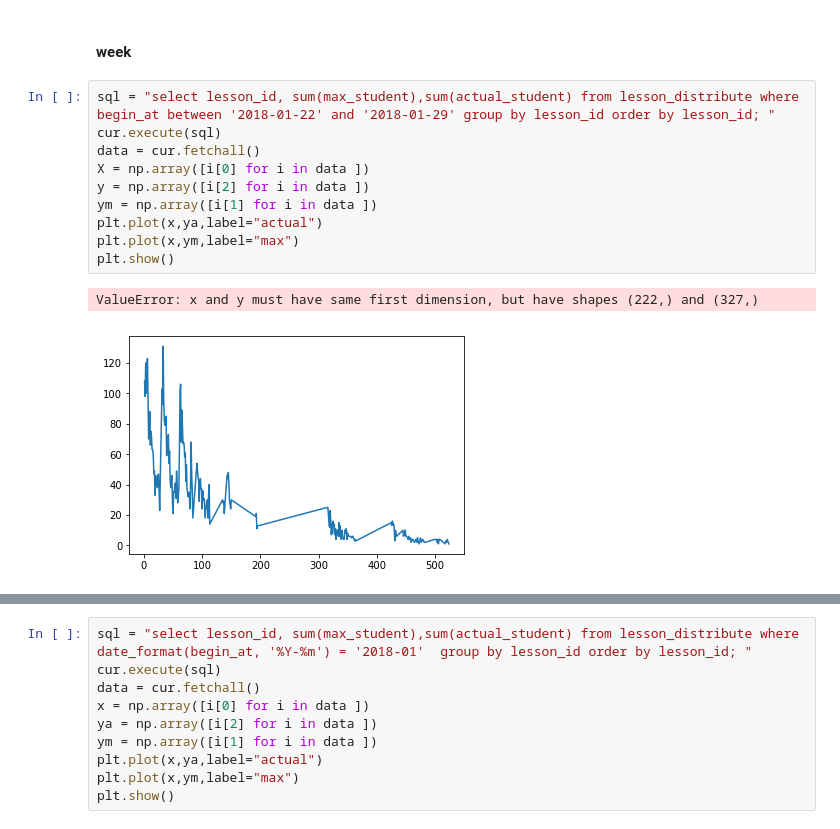
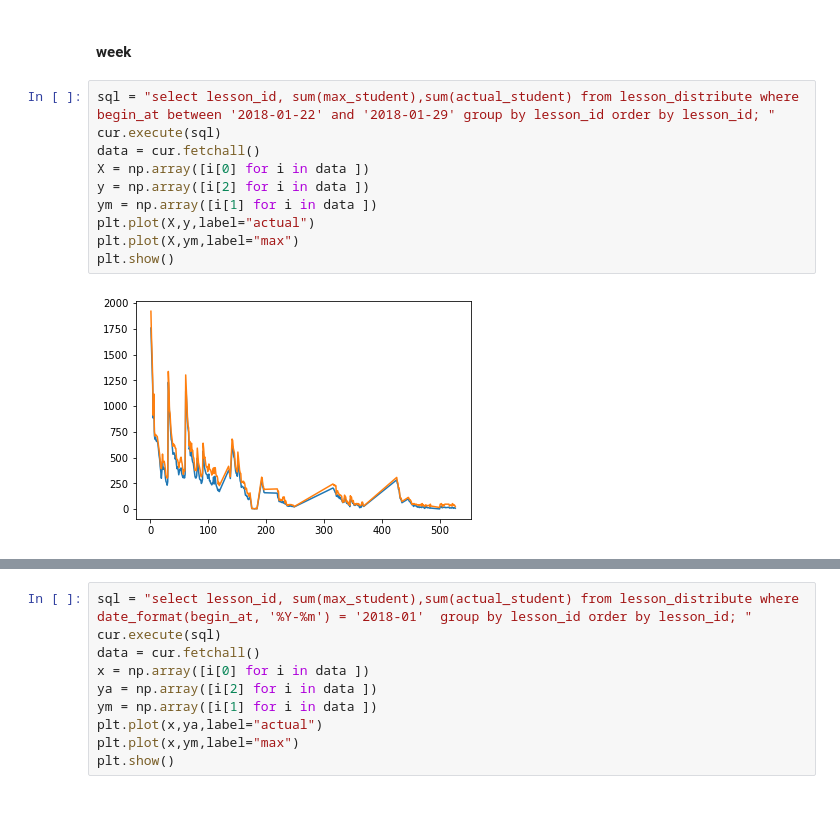
Before and after one commit to LeonKennedy/jupyter_space, a Jupyter notebook: lesson_distribute.ipynb, the cells around one changed output, grey strips where cells are left out. Cells and saved outputs as stored; diff of their text form.

```diff
--- a/lesson_distribute.ipynb
+++ b/lesson_distribute.ipynb
@@ -78,16 +78,15 @@ plt.show()
 # %%
 sql = "select lesson_id, sum(max_student),sum(actual_student) from lesson_distribute where begin_at between '2018-01-22' and '2018-01-29' group by lesson_id order by lesson_id; "
 cur.execute(sql)
 data = cur.fetchall()
 X = np.array([i[0] for i in data ])
 y = np.array([i[2] for i in data ])
 ym = np.array([i[1] for i in data ])
-plt.plot(x,ya,label="actual")
-plt.plot(x,ym,label="max")
+plt.plot(X,y,label="actual")
+plt.plot(X,ym,label="max")
 plt.show()
 # %% [output]
-ValueError: x and y must have same first dimension, but have shapes (222,) and (327,)
-[figure, old version]
+[figure, new version]
 # %%
 degrees = [ 3, 4, 5 , 6]
 plt.figure(figsize=(14, 5))
```
Also changed, not shown: parts of 5 cells of this notebook, 1 other file.
